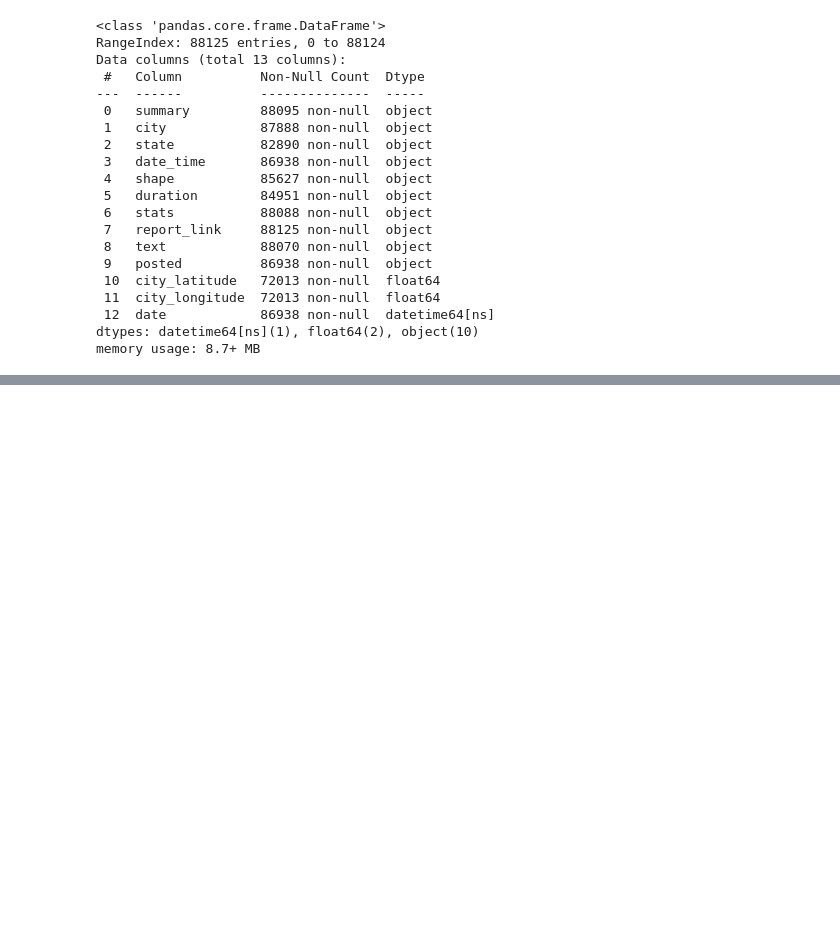
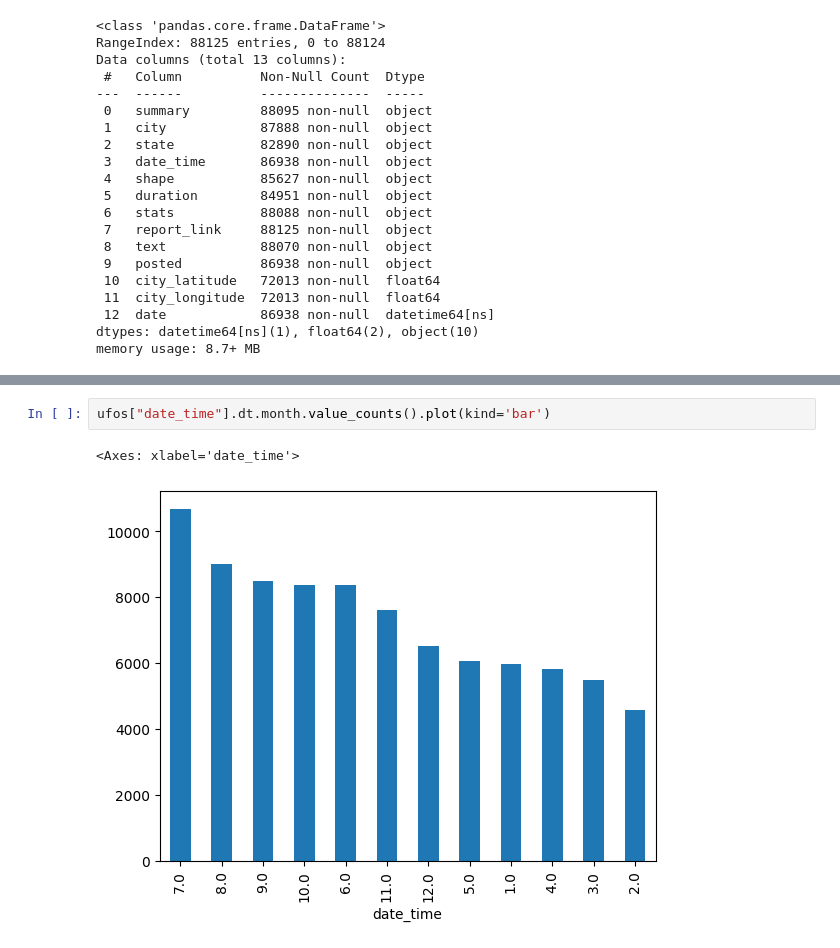
Before and after one commit to valatwork/pythondata, a Jupyter notebook: 008-working-with-dates-time.ipynb, the cells around one changed output, grey strips where cells are left out. Cells and saved outputs as stored; diff of their text form; blank space fills up the shorter version.

```diff
--- a/008-working-with-dates-time.ipynb
+++ b/008-working-with-dates-time.ipynb
@@ -124,0 +225,5 @@ memory usage: 8.7+ MB
+# %%
+ufos["date_time"].dt.month.value_counts().plot(kind='bar')
+# %% [output]
+<Axes: xlabel='date_time'>
+[figure, added]
```
Also changed, not shown: parts of 50 cells of this notebook.
